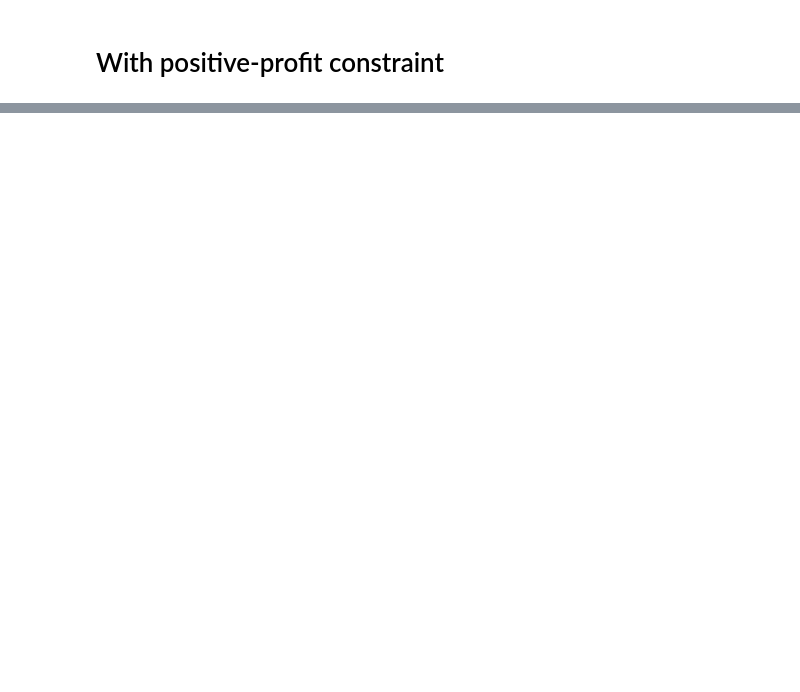
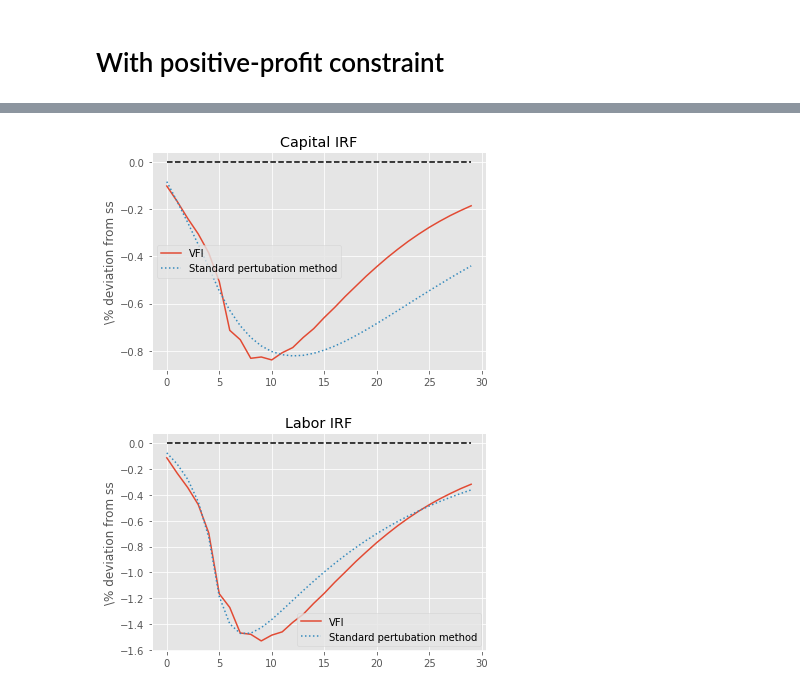
Before and after one commit to nWaldstrom/Firm_problem_EGM, a Jupyter notebook: Two_state_problem/EGM_2_endo_states.ipynb, the cells around one changed output, grey strips where cells are left out. Saved outputs shown, nothing was run; the diff lists cells and outputs as text; code cells hidden in the pictures; blank space fills up the shorter version.

```diff
--- a/Two_state_problem/EGM_2_endo_states.ipynb
+++ b/Two_state_problem/EGM_2_endo_states.ipynb
@@ -267,11 +284,13 @@ def Firm_backwards_VFI(v_p, Pi_p, k_grid, l_grid, z_grid, alphaK, alphaL, p, pI,
 # %%
 pars['v'] = ss['profit']
+pars['k_old'] = ss['k']
+pars['l_old'] = ss['l']
 Firm_prob_VFI = Firm_backwards_VFI.attach_hetinput(EGM_utils.HET_add_ons)
 t = time.time()
-ss_VFI = Firm_prob_VFI.ss(**pars, accelerated_it = False, noisy=True)
+ss_VFI = Firm_prob_VFI.ss(**pars, accelerated_it = False, noisy=True, backward_tol=1e-04)
 elapsed_VFI = time.time() - t
 
-print('steady-state labor and capital' , ss_profitcon['L'], ss_profitcon['K'])
+print('steady-state labor and capital' , ss_VFI['L'], ss_VFI['K'])
 print(f'Elapsed time with VFI:  {1000*round(elapsed_VFI,2)}ms')
 # %% [output]
 Iteration: 0
@@ -304,21 +330,26 @@ plt.show()
 # %%
-J_VFI = Firm_prob_VFI.jac(ss_VFI, Time, ['p'])  # get jacobian
+#J_VFI = Firm_prob_VFI.jac(ss_VFI, Time, ['p'])  # get jacobian
 
-dK_VFI = J_VFI['K']['p'] @ dp * 100 / ss_VFI['K']
-dL_VFI = J_VFI['L']['p'] @ dp * 100 / ss_VFI['L']
+#J_VFI = Firm_prob_VFI.td(ss_VFI, **{'p' : pars['p'] + dp})  # get jacobian
+
+dK_VFI = (J_VFI['K']  / ss_VFI['K']-1)*100
+dL_VFI = (J_VFI['L']  / ss_VFI['L']-1)*100
 
 plt.plot(dK_VFI[:30], label='VFI')
 plt.plot(dK_simple[:30], ':', label='Standard pertubation method')
 plt.plot(np.zeros(30), color = 'black', linestyle = '--')
 plt.title('Capital IRF')
 plt.ylabel(r'\% deviation from ss')
 plt.legend()
 plt.show()
 
 plt.plot(dL_VFI[:30], label='VFI')
 plt.plot(dL_simple[:30], ':', label='Standard pertubation method')
 plt.plot(np.zeros(30), color = 'black', linestyle = '--')
 plt.title('Labor IRF')
 plt.ylabel(r'\% deviation from ss')
 plt.legend()
 plt.show()
+# %% [output]
+[figure, added]
+[figure, added]
```
Also changed, not shown: parts of 9 cells of this notebook, 1 other file.
